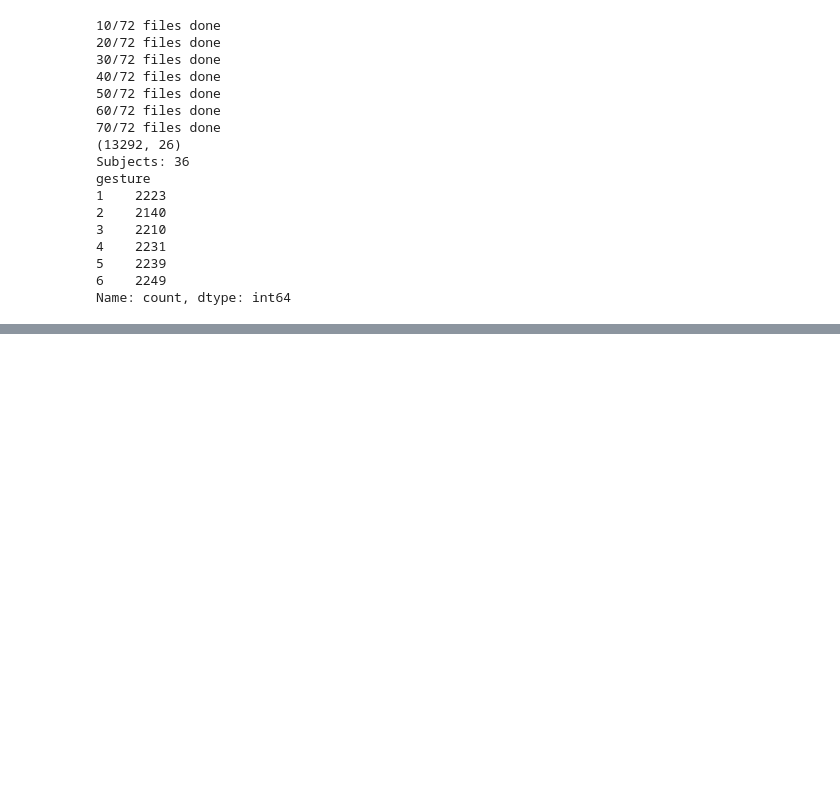
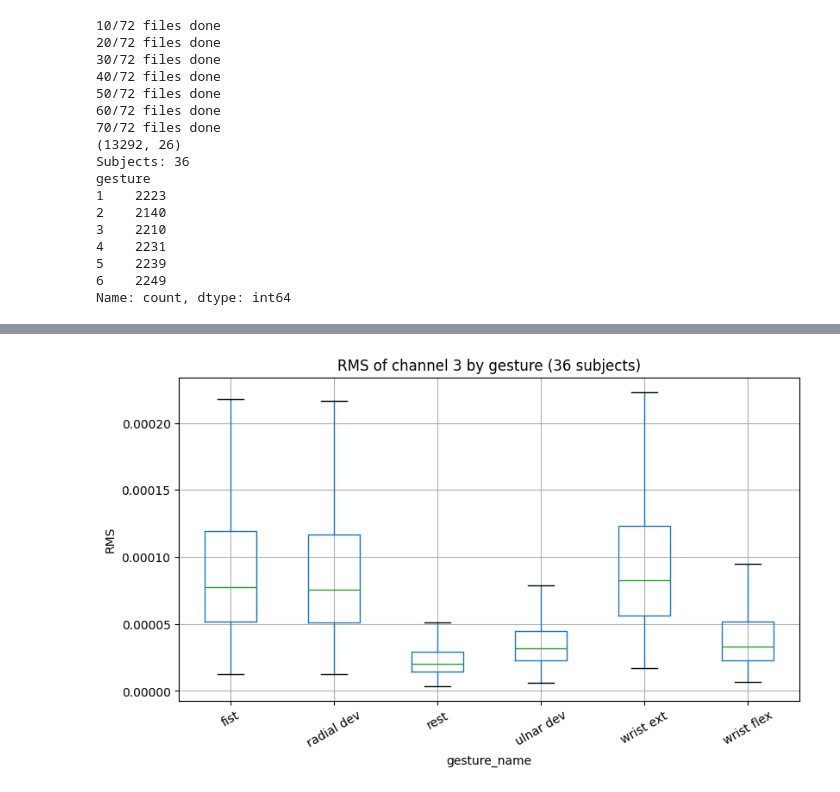
Before and after one commit to shivani07j/emg-gesture-analysis, a Jupyter notebook: emg_analysis.ipynb, the cells around one changed output, grey strips where cells are left out. Drawn from its saved outputs; the diff is of its cells as text; code cells hidden in the pictures; blank space fills up the shorter version.

Commit message:
Add multi-subject statistics and variance comparison

```diff
--- a/emg_analysis.ipynb
+++ b/emg_analysis.ipynb
@@ -288,0 +328,11 @@ Name: count, dtype: int64
+# %%
+feat_all["gesture_name"] = feat_all["gesture"].map(gesture_names)
+feat_all.boxplot(column="channel3_rms", by="gesture_name", figsize=(9, 5), showfliers=False)
+plt.suptitle("")
+plt.title("RMS of channel 3 by gesture (36 subjects)")
+plt.ylabel("RMS")
+plt.xticks(rotation=30)
+plt.savefig("figures/rms_by_gesture_all.png", dpi=150, bbox_inches="tight")
+plt.show()
+# %% [output]
+[figure, added]
```
Also changed, not shown: parts of 1 cell of this notebook, 2 other files.
